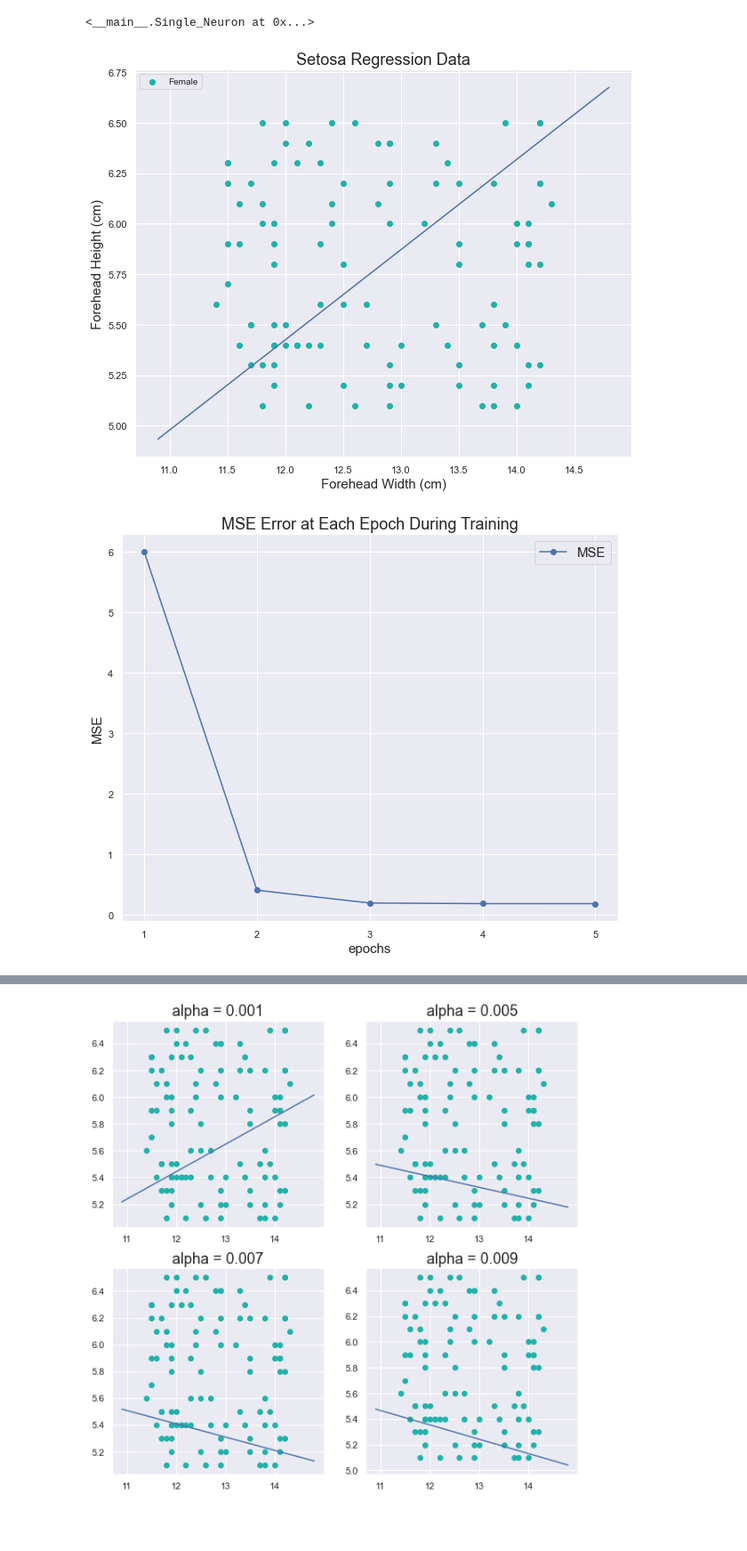
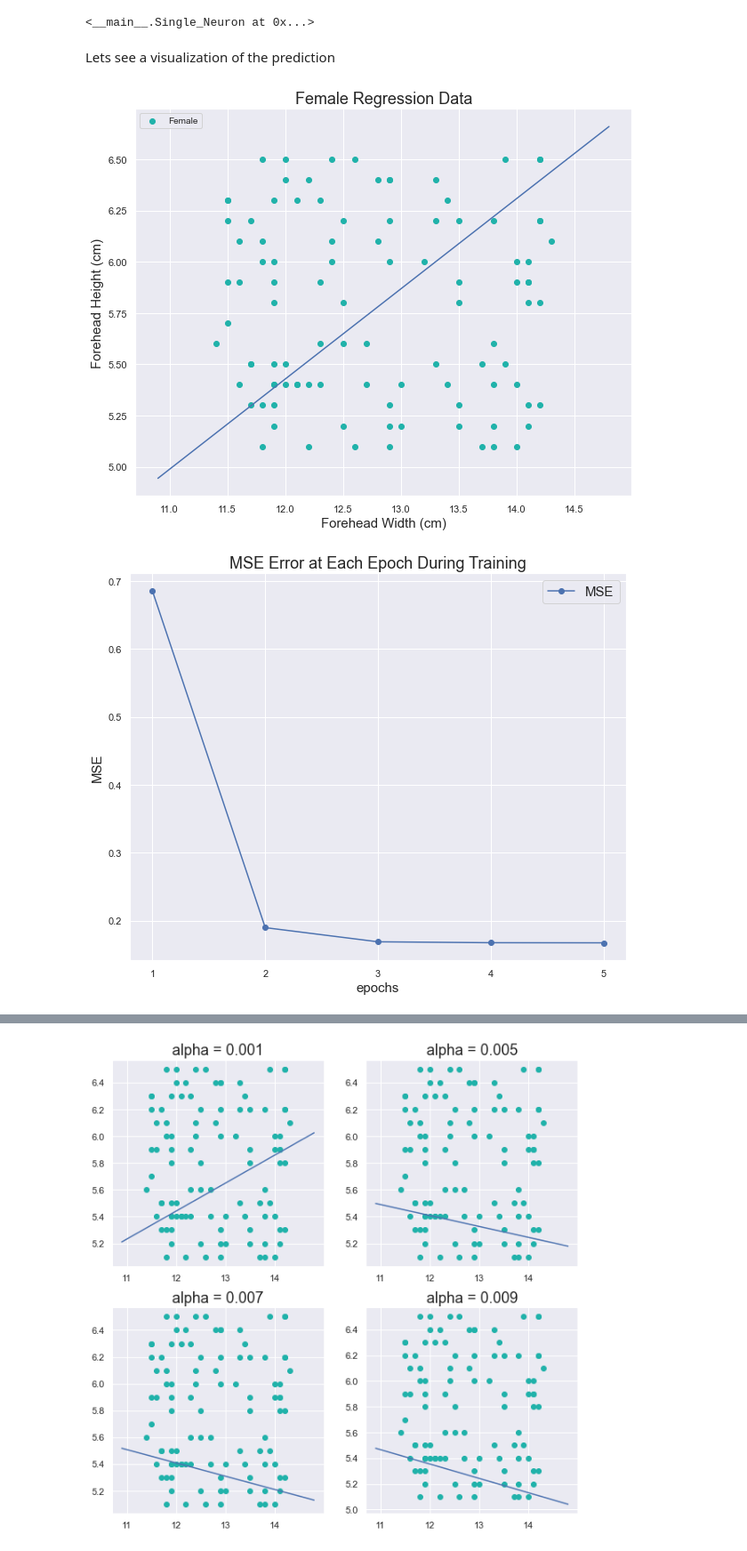
Before and after one commit to rjxgonzalez/INDE_577_Data-Science-and-Machine-Learning-, a Jupyter notebook: Supervised Learning/Regression/Linear Regression/Linear Regression.ipynb, the cells around one changed output, grey strips where cells are left out. Shown: that part at 89% size. Cells and saved outputs as stored; diff of their text form; code cells hidden in the pictures; blank space fills up the shorter version.

```diff
--- a/Supervised Learning/Regression/Linear Regression/Linear Regression.ipynb
+++ b/Supervised Learning/Regression/Linear Regression/Linear Regression.ipynb
@@ -60,7 +60,7 @@ In this case, since we are trying to predict a linear fucntion, we will use a li
 # %%
 class Single_Neuron(object): # class used to represent a single artificial neuron.
 
-    def __init__(self, activation_function):
+    def __init__(self, activation_function): # method used for intialization of data member(s) -- In this case, self and activation function
         self.activation_function = activation_function
 
     """"
@@ -80,21 +80,21 @@ class Single_Neuron(object): # class used to represent a single artificial neuro
 
 
     def train(self, X, y, alpha = 0.005, epochs = 50):
-        self.w_ = np.random.rand(1 + X.shape[1]) # weights intialized to be random
+        self.weights = np.random.rand(1 + X.shape[1]) # weights intialized to be random
         self.errors_ = []
         N = X.shape[0]
 
         for _ in range(epochs):
             errors = 0
             for xi, target in zip(X, y):
-                self.w_[:-1] -= alpha*(self.predict(xi) - target)*xi
-                self.w_[-1] -= alpha*(self.predict(xi) - target)
+                self.weights[:-1] -= alpha*(self.predict(xi) - target)*xi
+                self.weights[-1] -= alpha*(self.predict(xi) - target)
                 errors += .5*((self.predict(xi) - target)**2)
             self.errors_.append(errors/N)
         return self
 
     def predict(self, X):
-        preactivation = np.dot(X, self.w_[:-1]) + self.w_[-1]
+        preactivation = np.dot(X, self.weights[:-1]) + self.weights[-1]
         return self.activation_function(preactivation)
 
     """
@@ -131,20 +144,22 @@ node = Single_Neuron(linear_activation)
 node.train(X, y, alpha = 0.0001, epochs = 5)
 # %% [output]
 <__main__.Single_Neuron at 0x...>
+# %% [markdown]
+Lets see a visualization of the prediction
 # %%
 domain = np.linspace(np.min(X) - .5, np.max(X) + .5, 100)
 
 
 plt.figure(figsize = (10, 8))
 plt.scatter(X, y, color = "lightseagreen", label = "Female")
-plt.plot(domain, node.predict(domain.reshape(-1, 1)))
+plt.plot(domain, node.predict(domain.reshape(-1, 1))) # domain has to be reshaped into a column vector
 plt.xlabel("Forehead Width (cm)", fontsize = 15)
 plt.ylabel("Forehead Height (cm)", fontsize = 15)
-plt.title("Setosa Regression Data", fontsize = 18)
+plt.title("Female Regression Data", fontsize = 18)
 plt.legend(fontsize = 10)
 plt.show()
 # %% [output]
-[figure, old version]
+[figure, new version]
 # %%
 plt.figure(figsize = (10, 8))
 plt.plot(range(1, len(node.errors_) + 1),
@@ -158,7 +173,7 @@ plt.legend(fontsize = 15)
 plt.title("MSE Error at Each Epoch During Training", fontsize = 18)
 plt.show()
 # %% [output]
-[figure, old version]
+[figure, new version]
 # %%
 node = Single_Neuron(linear_activation)
 node.train(X, y, alpha = .0001, epochs = 50)
```
Also changed, not shown: parts of 6 cells of this notebook.
